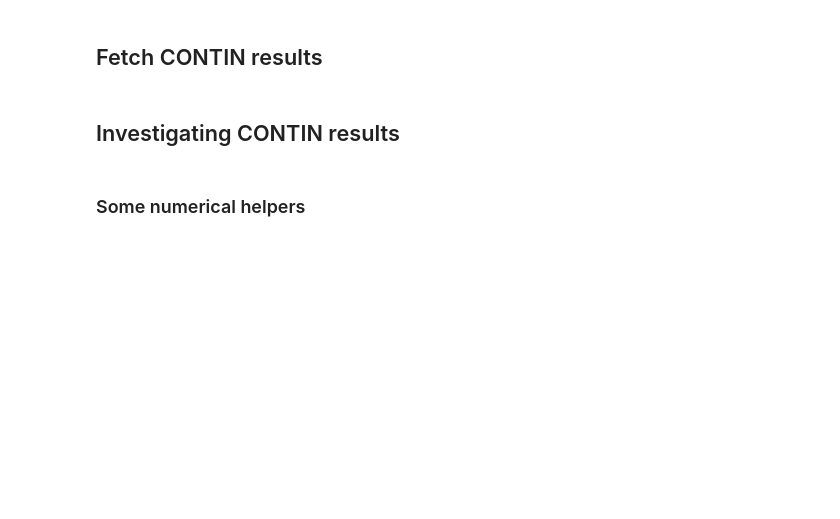
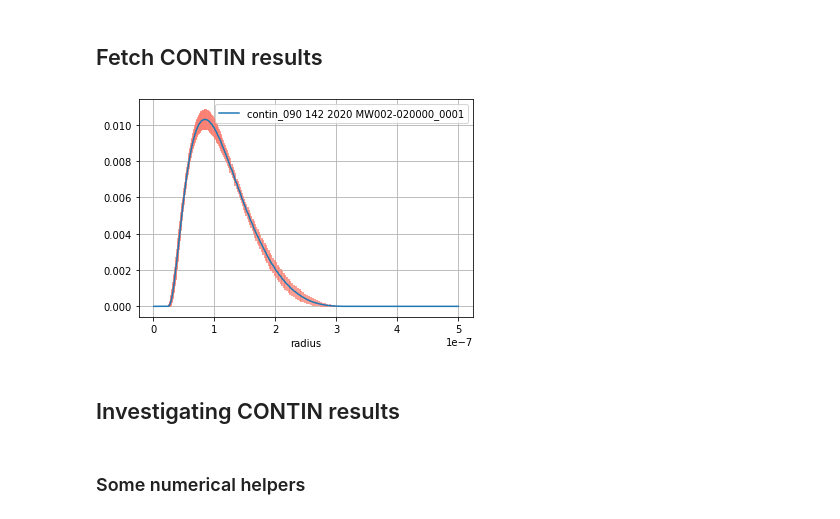
Before and after one commit to BAMresearch/analyse_dls_with_contin, a Jupyter notebook: Analyse DLS with CONTIN.ipynb, the cells around one changed output. Saved outputs shown, nothing was run; the diff lists cells and outputs as text; code cells hidden in the pictures; blank space fills up the shorter version.

```diff
--- a/Analyse DLS with CONTIN.ipynb
+++ b/Analyse DLS with CONTIN.ipynb
@@ -30,10 +30,9 @@ dataDir = '142 2020 MW002-02'
 continConfig = dict(
     angle=90,
     ptRangeSec=(3e-7, 1e0), fitRangeM=(1e-9, 500e-9), gridpts=500,
-    transformData=True, freeBaseline=True, weighResiduals=False
+    transformData=True, freeBaseline=True, weighResiduals=False,
+    infn="contin_in.txt", outfn="contin_out.txt"
 )
-continInFn  = "contin_in.txt"
-continOutFn = "contin_out.txt"
 # %% [markdown]
 # Preparations
 # %%
@@ -55,16 +58,3 @@ Entering '/Users/ingo/code/analyse-dls-with-contin/142 2020 MW002-02':
 # %% [markdown]
 ## Preparing input data for CONTIN
 Creates an input file for CONTIN from an averaged McDLS DataSet object created earlier.
-# %%
-import numpy as np
-
-def angleToQ(deg, refrac, wavelen):
-    return 4.*np.pi*refrac/wavelen*np.sin(deg*np.pi/360.)
-
-# constant for the experiment at each angle
-def calc_DLS_const(q, temp, visc):
-    kB = 1.38066E-23 # Boltzman constant, [kB] = Newton m / Kelvin
-    return kB*temp/(6*np.pi*visc)*q**2
-
-def getDLSgammaSi(angle, refrac, wavelen, temp, visc):
-    return calc_DLS_const(angleToQ(angle, refrac, wavelen), temp, visc)
@@ -299,0 +67,3 @@ CONTIN analysis took 38.5s.
+# %%
+resultDirs = processFiles(dataFiles, continConfig, nthreads=4)
+resultDirs
@@ -301,6 +77,7 @@ CONTIN analysis took 38.5s.
 ## Fetch CONTIN results
 # %%
 import pandas as pd
+from dlshelpers import getDLSgammaSi
 
 def convertContinResultsToSizes(lines, df):
     # user variables for environmental values as set by CNTb scripts
@@ -352,7 +129,7 @@ def getContinInputCurve(inputAbsPath):
     return [float(f) for line in lines[startLine+1:] for f in line.split()][count:]
 
 import io
-def getContinResults(sampleDir, angle=None, continResultsFn=continOutFn, continInputFn=continInFn):
+def getContinResults(sampleDir, angle=None, continResultsFn=continConfig['outfn'], continInputFn=continConfig['infn']):
     """*sampleDir*: A pathlib Path of the location where the CONTIN results can be found.
     *continResultsFn*: File name of the ascii file produced by CONTIN."""
     #print(sampleDir)
@@ -400,7 +177,11 @@ def getContinResults(sampleDir, angle=None, continResultsFn=continOutFn, continI
     return dfDistrib, dfFit, varmap
 # %%
 # show first result for testing
-dfDistrib, dfFit, _ = getContinResults(resultDirs[0])
+dn = resultDirs[0]
+dfDistrib, dfFit, _ = getContinResults(dn)
+dfDistrib.plot('radius', 'distrib', yerr='err', ecolor='salmon', grid=True, label=dn.name);
+# %% [output]
+[figure, added]
 # %% [markdown]
 ## Investigating CONTIN results
 # %% [markdown]
```
Also changed, not shown: parts of 11 cells of this notebook, 2 other files.
